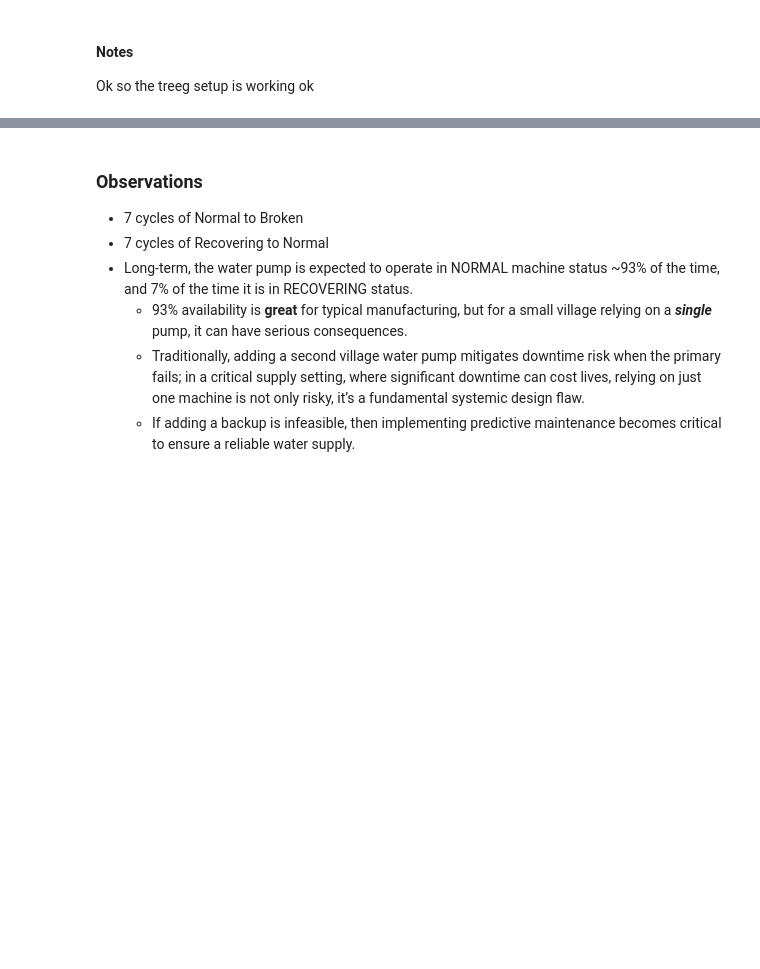
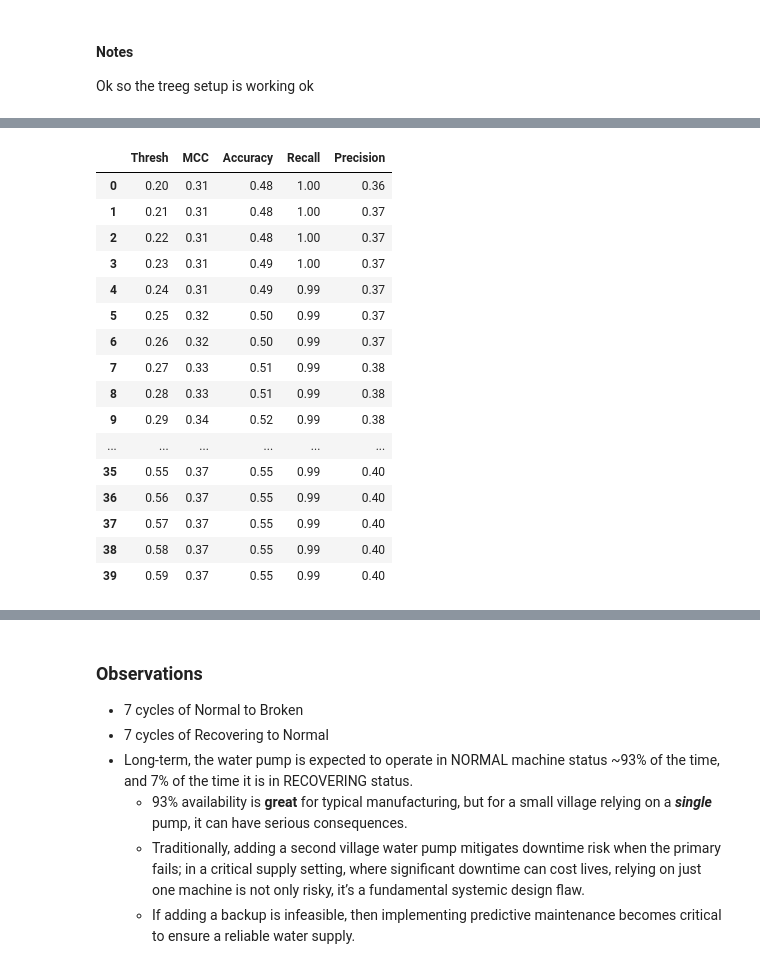
Before and after one commit to jrwoodwa/graph-based-predictive-maintenance, a Jupyter notebook: PredictiveMaintenance.ipynb, the cells around one changed output, grey strips where cells are left out. Drawn from its saved outputs; the diff is of its cells as text; code cells hidden in the pictures; blank space fills up the shorter version.

```diff
--- a/PredictiveMaintenance.ipynb
+++ b/PredictiveMaintenance.ipynb
@@ -1378,0 +1783,16 @@ print("Classification feature importances:", clf.feature_importances_)
+# %%
+results = {'CatBoost': {'best_params': {'iterations': 200,
+   'depth': 5,
+   'learning_rate': 0.01,
+   'l2_leaf_reg': 3},
+  'mean_test_mcc': np.float64(0.2420505432145648)},
+ 'RandomForest': {'best_params': {'n_estimators': 100,
+   'max_features': 'sqrt',
+   'max_depth': 5,
+   'min_samples_split': 3,
+   'min_samples_leaf': 2},
+  'mean_test_mcc': np.float64(-0.11249679983503179)},
+ 'LogisticRegression': {'best_params': {'max_iter': 500, 'C': 0.01},
+  'mean_test_mcc': np.float64(0.37292914986331294)},
+ 'SVC': {'best_params': {'C': 0.001, 'kernel': 'linear'},
+  'mean_test_mcc': np.float64(0.2970072984798408)}}
@@ -1378,0 +1900,54 @@ print("Classification feature importances:", clf.feature_importances_)
+# %%
+from sklearn.metrics import matthews_corrcoef
+from sklearn.pipeline import Pipeline
+from sklearn.compose import ColumnTransformer
+from sklearn.preprocessing import StandardScaler, OneHotEncoder
+from sklearn.impute import SimpleImputer
+from sklearn.linear_model import LogisticRegression
+import pandas as pd
+
+# -----------------------------
+# 0. Combine test + holdout for threshold tuning
+# -----------------------------
+X_val = pd.concat([X_test_sub, X_holdout])
+y_val = pd.concat([y_test, y_holdout_cls])
+
+# -----------------------------
+# 1. Fit model only on original train
+# -----------------------------
+final_model = Pipeline([
+    ('preprocessor', preprocessor),
+    ('classifier', LogisticRegression(random_state=seed_start, **best_lr_params))
+])
+
+final_model.fit(X_train_sub, y_train)
+
+# -----------------------------
+# 2. Get predicted probabilities on validation (test + holdout)
+# -----------------------------
+y_val_probs = final_model.predict_proba(X_val)[:, 1]
+
+# -----------------------------
+# 3. Sweep thresholds
+# -----------------------------
+df_thresh = threshold_sweep(y_val, y_val_probs, start=0.2, stop=0.6, step=0.01)
+
+# -----------------------------
+# 4. Pick best threshold
+# -----------------------------
+best_thresh = df_thresh.loc[df_thresh['MCC'].idxmax(), 'Thresh']
+confusion_matrix_at_threshold(y_val, y_val_probs, threshold=best_thresh)
+
+# -----------------------------
+# 5. Now fit final model on train+test
+# -----------------------------
+X_full = pd.concat([X_train_sub, X_test_sub])
+y_full = pd.concat([y_train, y_test])
+final_model.fit(X_full, y_full)
+
+# -----------------------------
+# 6. Apply threshold to future holdout predictions
+# -----------------------------
+y_holdout_probs = final_model.predict_proba(X_holdout)[:, 1]
+y_holdout_pred = (y_holdout_probs >= best_thresh).astype(int)
+# %% [output]
@@ -1378,0 +1955,17 @@ print("Classification feature importances:", clf.feature_importances_)
+|  | Thresh | MCC | Accuracy | Recall | Precision |
+| 0 | 0.20 | 0.31 | 0.48 | 1.00 | 0.36 |
+| 1 | 0.21 | 0.31 | 0.48 | 1.00 | 0.37 |
+| 2 | 0.22 | 0.31 | 0.48 | 1.00 | 0.37 |
+| 3 | 0.23 | 0.31 | 0.49 | 1.00 | 0.37 |
+| 4 | 0.24 | 0.31 | 0.49 | 0.99 | 0.37 |
+| 5 | 0.25 | 0.32 | 0.50 | 0.99 | 0.37 |
+| 6 | 0.26 | 0.32 | 0.50 | 0.99 | 0.37 |
+| 7 | 0.27 | 0.33 | 0.51 | 0.99 | 0.38 |
+| 8 | 0.28 | 0.33 | 0.51 | 0.99 | 0.38 |
+| 9 | 0.29 | 0.34 | 0.52 | 0.99 | 0.38 |
+| ... | ... | ... | ... | ... | ... |
+| 35 | 0.55 | 0.37 | 0.55 | 0.99 | 0.40 |
+| 36 | 0.56 | 0.37 | 0.55 | 0.99 | 0.40 |
+| 37 | 0.57 | 0.37 | 0.55 | 0.99 | 0.40 |
+| 38 | 0.58 | 0.37 | 0.55 | 0.99 | 0.40 |
+| 39 | 0.59 | 0.37 | 0.55 | 0.99 | 0.40 |
```
Also changed, not shown: parts of 66 cells of this notebook.
